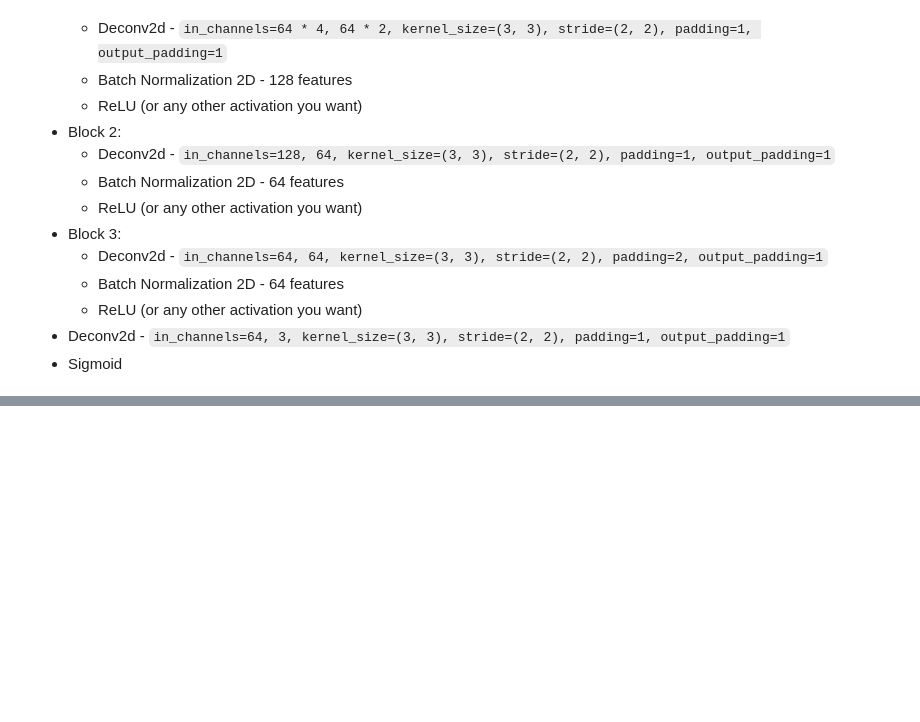
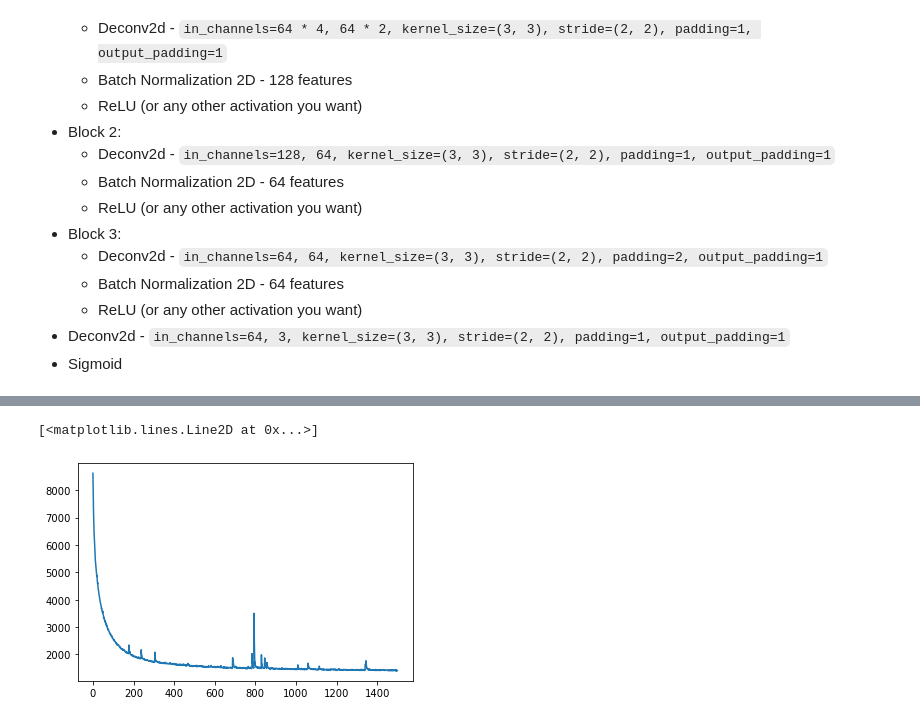
Before and after one commit to Dor-Yuval/DataAnalysis-wet2, a Jupyter notebook: ee046202_wet_2_deep_vae_clustering_students.ipynb, the cells around one changed output, grey strips where cells are left out. Cells and saved outputs as stored; diff of their text form; code cells hidden in the pictures; blank space fills up the shorter version.

```diff
--- a/ee046202_wet_2_deep_vae_clustering_students.ipynb
+++ b/ee046202_wet_2_deep_vae_clustering_students.ipynb
@@ -1010,7 +1013,7 @@ def train_pokemon_cvae(pokemon_cnn_cvae, dataloader, optim, num_epochs=100, beta
             x = batch[0].to(device)
             x_cond = batch[1].to(device)
             x_recon, mu, logvar, z = pokemon_cnn_cvae(x, x_cond=x_cond)
-            _, _, loss = beta_loss_function(x_recon, x.permute(0, 2, 3, 1), mu, logvar, loss_type='bce', beta=beta)
+            _, _, loss = beta_loss_function(x_recon, x, mu, logvar, loss_type='bce', beta=beta)
 
             # optimization
             optim.zero_grad()
@@ -1025,14 +1028,14 @@ def train_pokemon_cvae(pokemon_cnn_cvae, dataloader, optim, num_epochs=100, beta
 
         if epoch % checkpoint_freq == 0:
             fname = f"./checkpoints_pokemon_cnn/{epoch}_epochs.pth"
-            torch.save(cvae.state_dict(), fname)
+            torch.save(pokemon_cnn_cvae.state_dict(), fname)
             print("saved checkpoint @", fname)
 
         print(f"epoch: {epoch} loss: {losses[-1] :.5f} | epoch time: {time.time() - epoch_start_time:.3f} sec")
 
     # save final model:
     fname = f"./checkpoints_pokemon_cnn/final.pth"
-    torch.save(cvae.state_dict(), fname)
+    torch.save(pokemon_cnn_cvae.state_dict(), fname)
     print("saved final model @", fname)
 
     return losses
@@ -1040,0 +1042,13 @@ def train_pokemon_cvae(pokemon_cnn_cvae, dataloader, optim, num_epochs=100, beta
+# %%
+BATCH_SIZE = 128
+ZDIM = 256
+NUM_EPOCHS = 1500
+BETA = 2
+LEARNING_RATE = 0.5e-4
+# %%
+
+cnn_cvae = CnnCVae(z_dim=ZDIM, device=device).to(device)
+optim = torch.optim.Adam(cnn_cvae.parameters(), lr=LEARNING_RATE)
+pokemon_dataloader = DataLoader(dataset=poke_data, batch_size=BATCH_SIZE, shuffle=True)
+
+losses = train_pokemon_cvae(cnn_cvae, pokemon_dataloader, optim, num_epochs=NUM_EPOCHS, beta=BETA)
@@ -1040,0 +1073,5 @@ def train_pokemon_cvae(pokemon_cnn_cvae, dataloader, optim, num_epochs=100, beta
+# %%
+plt.plot(losses)
+# %% [output]
+[<matplotlib.lines.Line2D at 0x...>]
+[figure, added]
```
Also changed, not shown: parts of 22 cells of this notebook.
